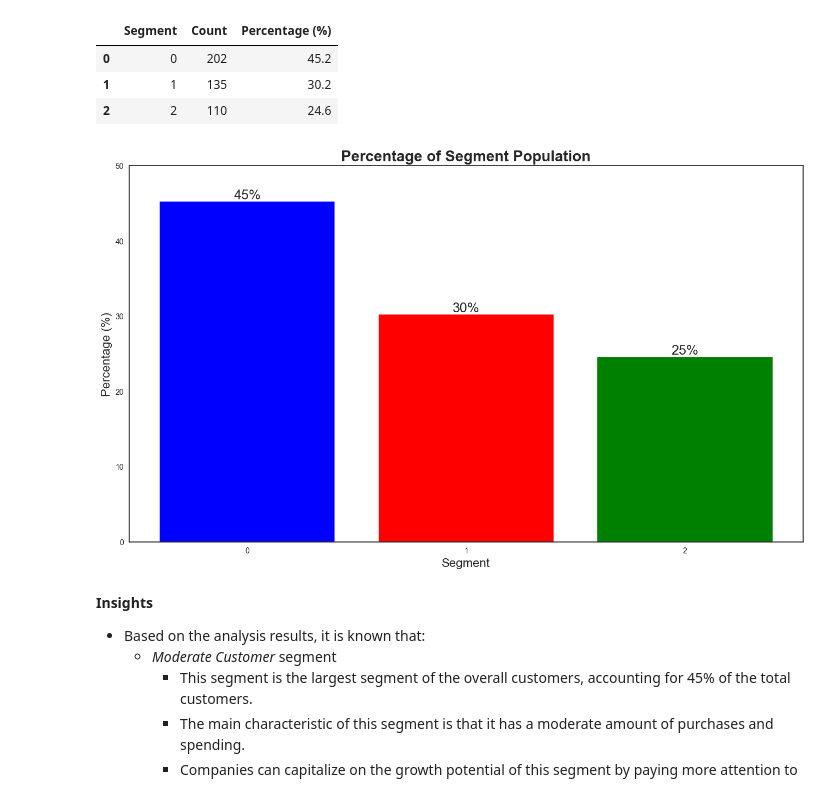
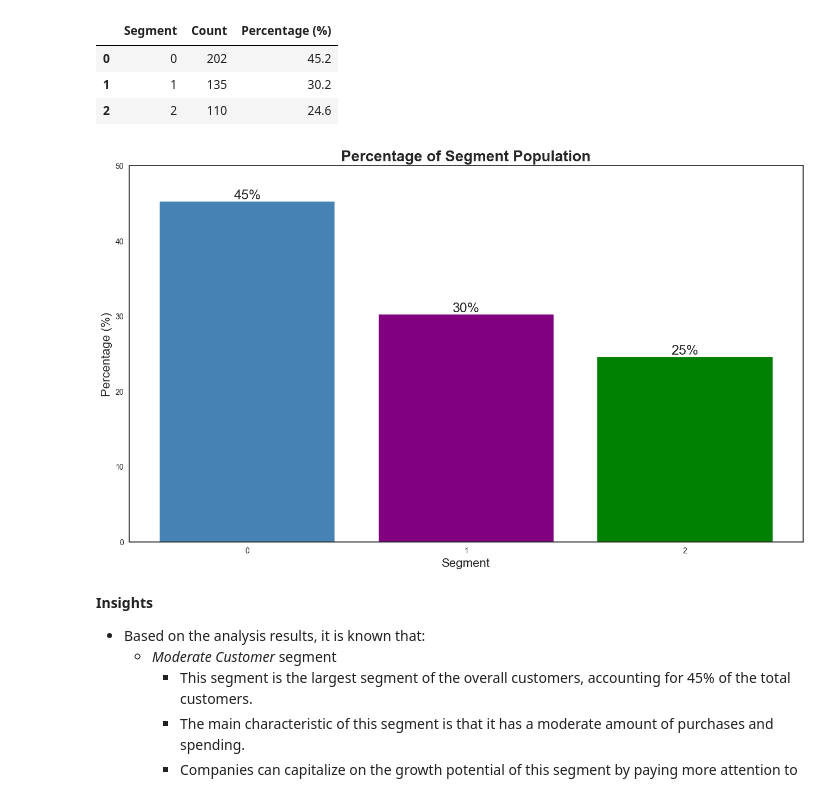
Before and after one commit to masendhy/kalbe_nutsVIX, a Jupyter notebook: modeling/3. clustering.ipynb, the cells around one changed output. Saved outputs shown, nothing was run; the diff lists cells and outputs as text; code cells hidden in the pictures.

```diff
--- a/modeling/3. clustering.ipynb
+++ b/modeling/3. clustering.ipynb
@@ -352,17 +352,17 @@ segment_percent
 | 2 | 2 | 110 | 24.6 |
 # %%
 fig, ax = plt.subplots(figsize=(16, 9))
-bars = plt.bar(x=segment_percent['Segment'], height=segment_percent['Percentage (%)'], color=['blue', 'red', 'green'])
+bars = plt.bar(x=segment_percent['Segment'], height=segment_percent['Percentage (%)'], color=['steelblue','purple','green'])
 
 plt.title('Percentage of Segment Population', fontsize=20, fontweight='bold')
 plt.bar_label(ax.containers[0], fmt='%.0f%%', fontsize=18)
 plt.xlabel('Segment', fontsize=16)
 plt.xticks(range(0, 3))
 plt.ylabel('Percentage (%)', fontsize=16)
 plt.ylim(0, 50)
 plt.show()
 # %% [output]
-[figure, old version]
+[figure, new version]
 # %% [markdown]
 **Insights**
 - Based on the analysis results, it is known that:
```
Also changed, not shown: parts of 3 cells of this notebook, 8 other files.
